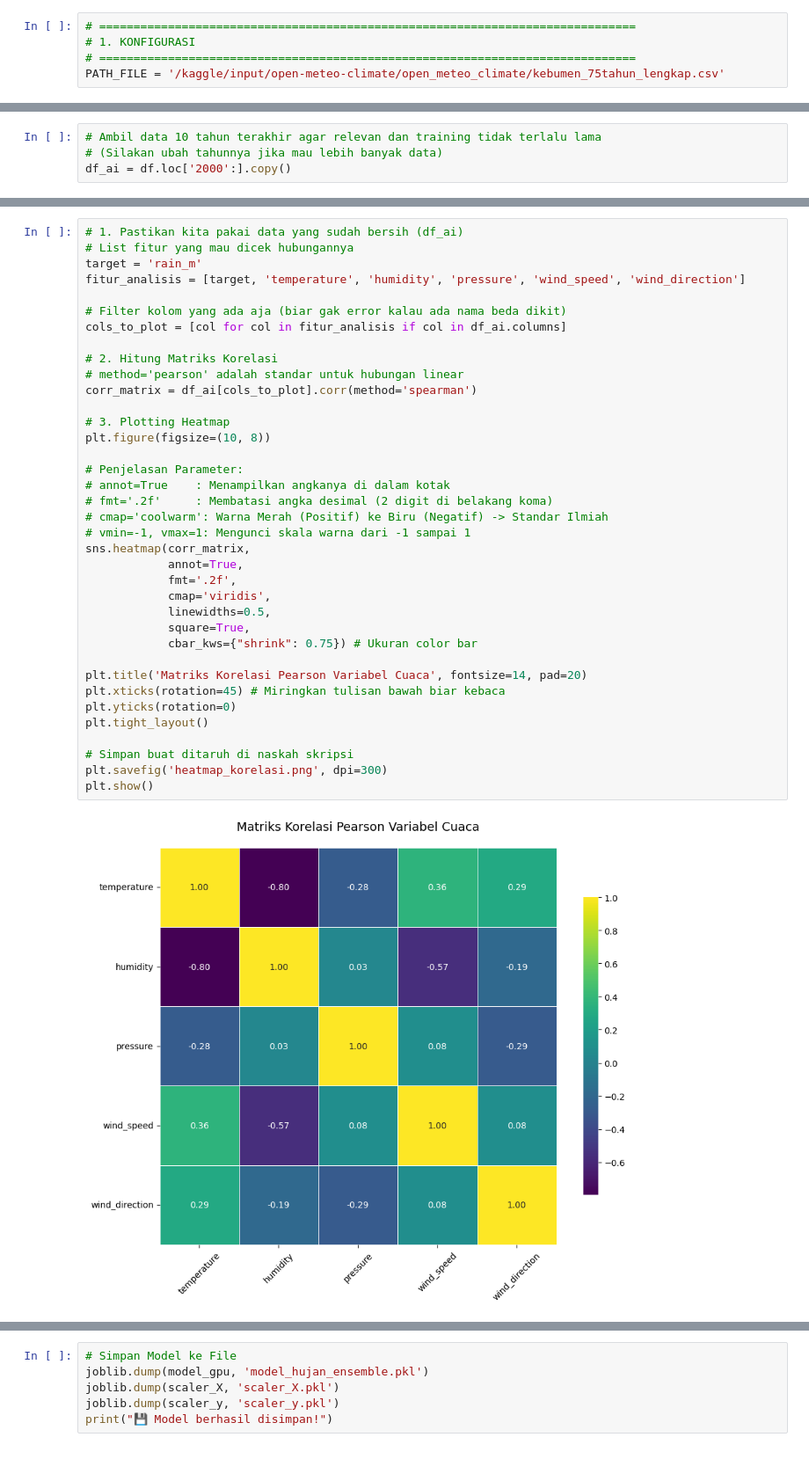
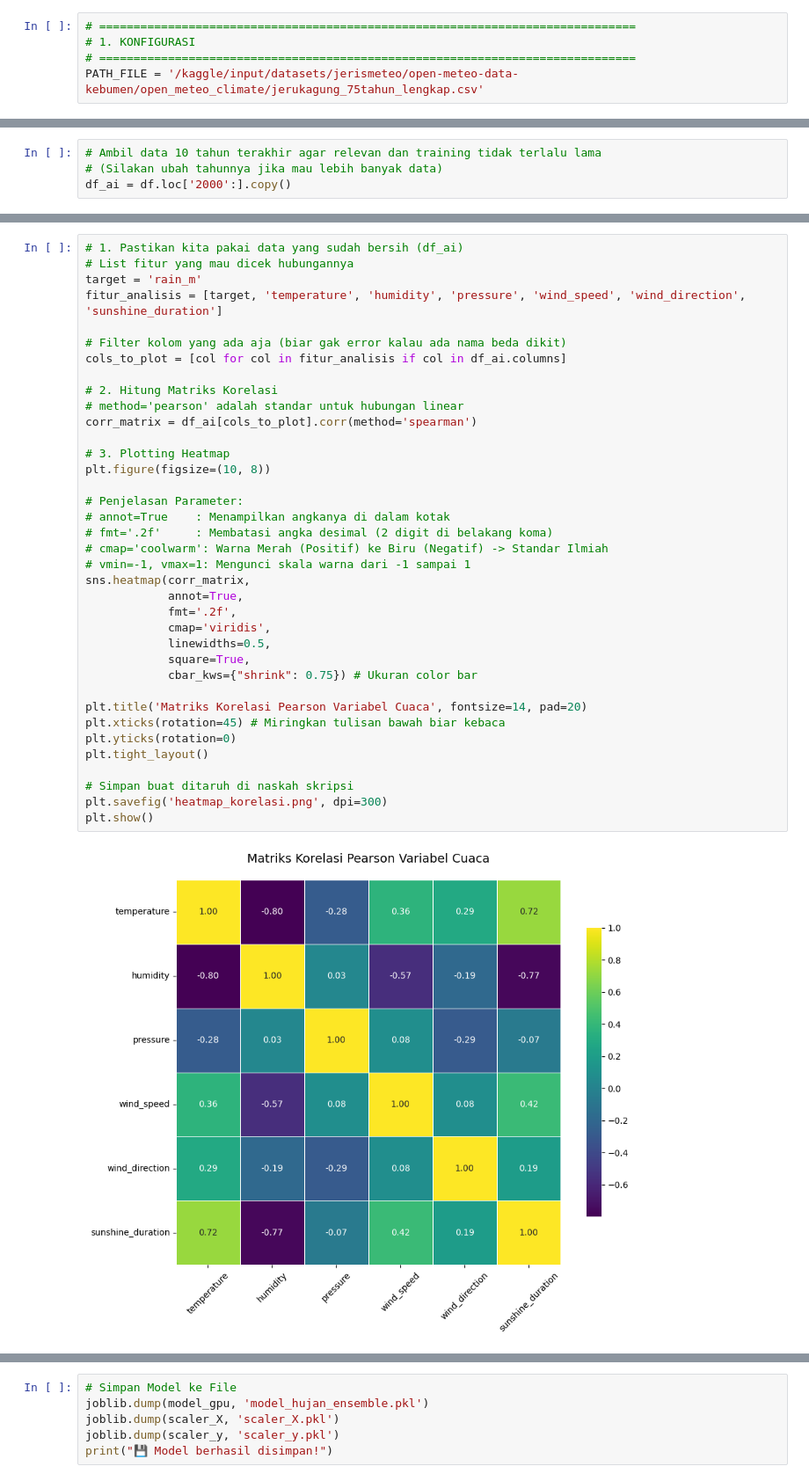
Before and after one commit to evanalif113/Catatan_Meteorologi, a Jupyter notebook: model-prediksi-estimasi-dengan-ensemble-forecast.ipynb, the cells around one changed output, grey strips where cells are left out. Shown at 88% size. Drawn from its saved outputs; the diff is of its cells as text.

Commit message:
Kaggle Notebook | Model Prediksi Estimasi dengan Ensemble Forecast | Version 3

```diff
--- a/model-prediksi-estimasi-dengan-ensemble-forecast.ipynb
+++ b/model-prediksi-estimasi-dengan-ensemble-forecast.ipynb
@@ -12,7 +12,7 @@ import joblib # Buat simpan model nanti
 # ==============================================================================
 # 1. KONFIGURASI
 # ==============================================================================
-PATH_FILE = '/kaggle/input/open-meteo-climate/open_meteo_climate/kebumen_75tahun_lengkap.csv'
+PATH_FILE = '/kaggle/input/datasets/jerismeteo/open-meteo-data-kebumen/open_meteo_climate/jerukagung_75tahun_lengkap.csv'
 # %%
 # ==============================================================================
 # 2. LOAD DATA & BERSIHKAN WAKTU
@@ -225,40 +227,40 @@ memory usage: 17.5 MB
 # 1. Pastikan kita pakai data yang sudah bersih (df_ai)
 # List fitur yang mau dicek hubungannya
 target = 'rain_m'
-fitur_analisis = [target, 'temperature', 'humidity', 'pressure', 'wind_speed', 'wind_direction']
+fitur_analisis = [target, 'temperature', 'humidity', 'pressure', 'wind_speed', 'wind_direction', 'sunshine_duration']
 
 # Filter kolom yang ada aja (biar gak error kalau ada nama beda dikit)
 cols_to_plot = [col for col in fitur_analisis if col in df_ai.columns]
 
 # 2. Hitung Matriks Korelasi
 # method='pearson' adalah standar untuk hubungan linear
 corr_matrix = df_ai[cols_to_plot].corr(method='spearman')
 
 # 3. Plotting Heatmap
 plt.figure(figsize=(10, 8))
 
 # Penjelasan Parameter:
 # annot=True    : Menampilkan angkanya di dalam kotak
 # fmt='.2f'     : Membatasi angka desimal (2 digit di belakang koma)
 # cmap='coolwarm': Warna Merah (Positif) ke Biru (Negatif) -> Standar Ilmiah
 # vmin=-1, vmax=1: Mengunci skala warna dari -1 sampai 1
 sns.heatmap(corr_matrix,
             annot=True,
             fmt='.2f',
             cmap='viridis',
             linewidths=0.5,
             square=True,
             cbar_kws={"shrink": 0.75}) # Ukuran color bar
 
 plt.title('Matriks Korelasi Pearson Variabel Cuaca', fontsize=14, pad=20)
 plt.xticks(rotation=45) # Miringkan tulisan bawah biar kebaca
 plt.yticks(rotation=0)
 plt.tight_layout()
 
 # Simpan buat ditaruh di naskah skripsi
 plt.savefig('heatmap_korelasi.png', dpi=300)
 plt.show()
 # %% [output]
-[figure, old version]
+[figure, new version]
 # %%
 # 1. Pilih Fitur
```
Also changed, not shown: parts of 11 cells of this notebook.
